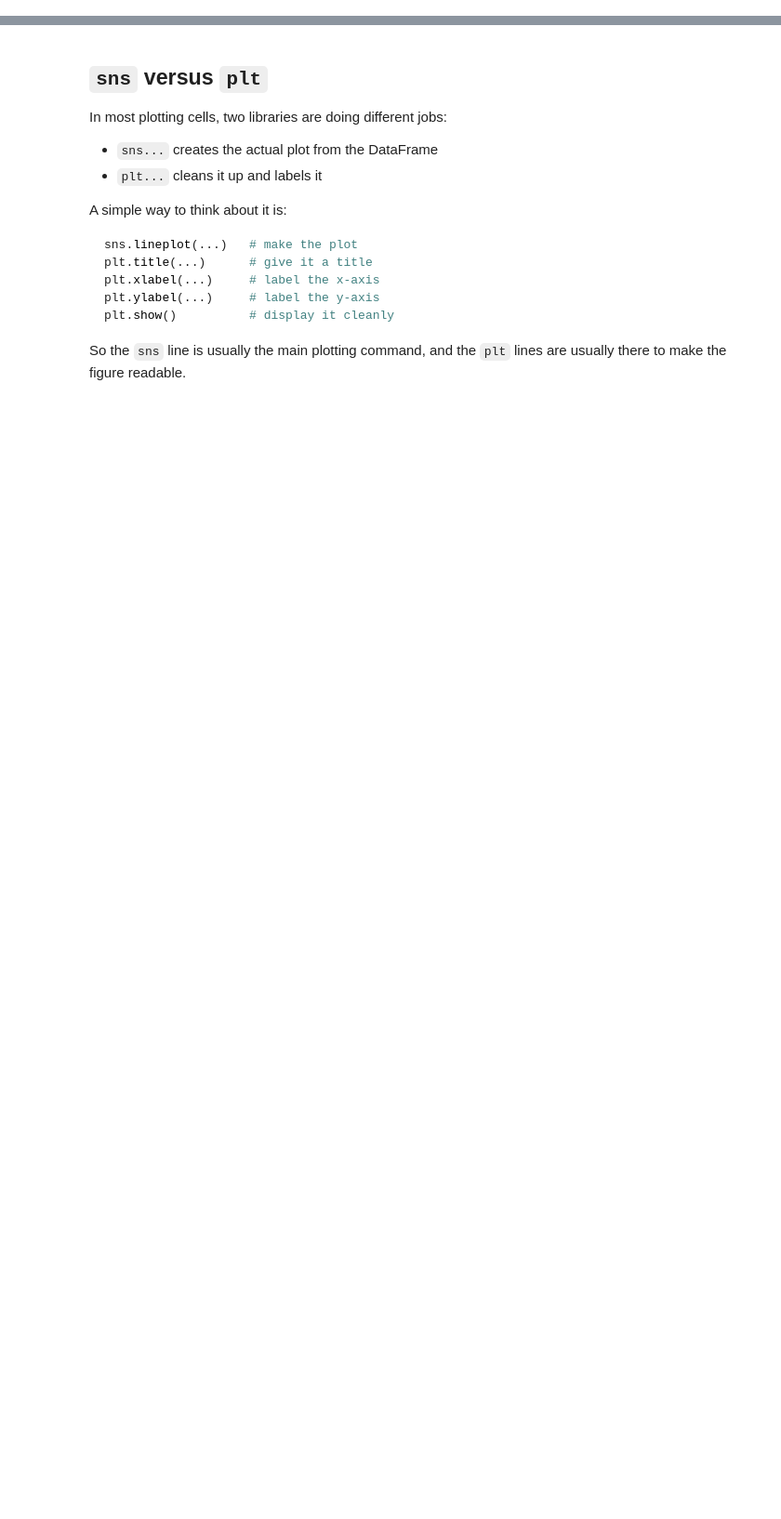
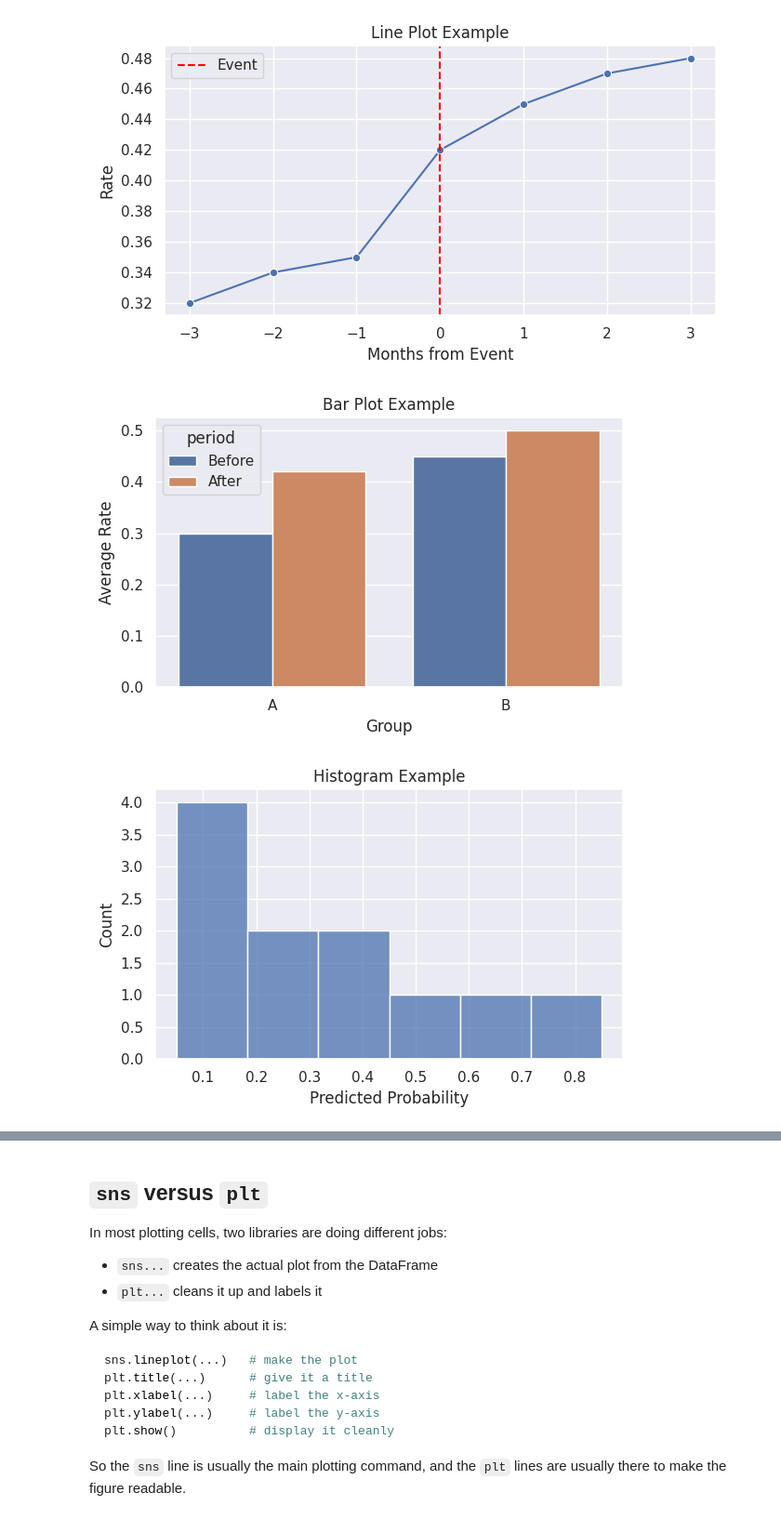
Before and after one commit to zjelveh/zjelveh.github.io, a Jupyter notebook: files/inst414_spring2026/labs/Lab_9.ipynb, the cells around one changed output, grey strips where cells are left out. Shown at 93% size. Drawn from its saved outputs; the diff is of its cells as text; code cells hidden in the pictures; blank space fills up the shorter version.

Commit message:
Add Colab link and plot gallery to Lab 9

```diff
--- a/files/inst414_spring2026/labs/Lab_9.ipynb
+++ b/files/inst414_spring2026/labs/Lab_9.ipynb
@@ -29,0 +36,76 @@ sns.set(rc={'figure.figsize': (10, 6)});
+# %%
+# generic_plot_gallery
+plot_examples = pd.DataFrame({
+    'month': [-3, -2, -1, 0, 1, 2, 3],
+    'rate': [0.32, 0.34, 0.35, 0.42, 0.45, 0.47, 0.48],
+    'group': ['A', 'A', 'A', 'A', 'B', 'B', 'B']
+})
+
+plt.figure(figsize=(7, 4))
+sns.lineplot(data=plot_examples, x='month', y='rate', marker='o')
+plt.axvline(x=0, color='red', linestyle='--', label='Event')
+plt.title('Line Plot Example')
+plt.xlabel('Months from Event')
+plt.ylabel('Rate')
+plt.legend()
+plt.tight_layout()
+plt.show();
+
+bar_examples = pd.DataFrame({
+    'group': ['A', 'A', 'B', 'B'],
+    'period': ['Before', 'After', 'Before', 'After'],
+    'rate': [0.30, 0.42, 0.45, 0.50]
+})
+
+plt.figure(figsize=(6, 4))
+sns.barplot(data=bar_examples, x='group', y='rate', hue='period')
+plt.title('Bar Plot Example')
+plt.xlabel('Group')
+plt.ylabel('Average Rate')
+plt.tight_layout()
+plt.show();
+
+hist_examples = pd.DataFrame({
+    'predicted_probability': [0.05, 0.10, 0.12, 0.18, 0.25, 0.30, 0.32, 0.40, 0.55, 0.70, 0.85]
+})
+
+plt.figure(figsize=(6, 4))
+sns.histplot(data=hist_examples, x='predicted_probability', bins=6)
+plt.title('Histogram Example')
+plt.xlabel('Predicted Probability')
+plt.ylabel('Count')
+plt.tight_layout()
+plt.show();
+
+scatter_examples = pd.DataFrame({
+    'x_score': [0.10, 0.15, 0.25, 0.35, 0.45, 0.50, 0.60, 0.72, 0.80],
+    'y_score': [0.08, 0.20, 0.22, 0.30, 0.47, 0.44, 0.65, 0.70, 0.78],
+    'group': ['A', 'A', 'A', 'B', 'B', 'A', 'B', 'B', 'A']
+})
+
+plt.figure(figsize=(6, 4))
+sns.scatterplot(data=scatter_examples, x='x_score', y='y_score', hue='group', s=70)
+plt.title('Scatter Plot Example')
+plt.xlabel('First Score')
+plt.ylabel('Second Score')
+plt.tight_layout()
+plt.show();
+
+calibration_examples = pd.DataFrame({
+    'avg_predicted_prob': [0.10, 0.30, 0.50, 0.70, 0.90],
+    'actual_rate': [0.08, 0.28, 0.55, 0.68, 0.84]
+})
+
+plt.figure(figsize=(5, 5))
+plt.plot([0, 1], [0, 1], 'k--', label='Perfect Calibration')
+sns.lineplot(data=calibration_examples, x='avg_predicted_prob', y='actual_rate', marker='o', label='Model')
+plt.title('Calibration Plot Example')
+plt.xlabel('Average Predicted Probability')
+plt.ylabel('Actual Outcome Rate')
+plt.legend()
+plt.tight_layout()
+plt.show();
+# %% [output]
+[figure, added]
+[figure, added]
+[figure, added]
```
Also changed, not shown: parts of 3 cells of this notebook.
